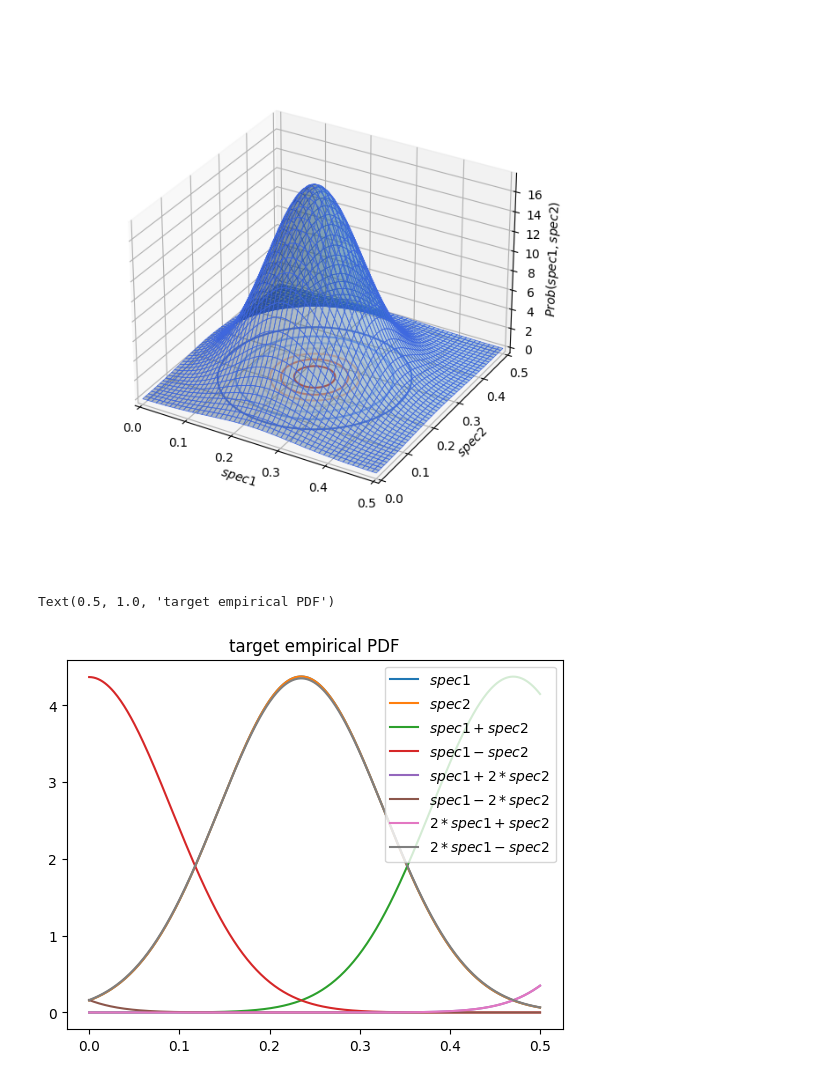
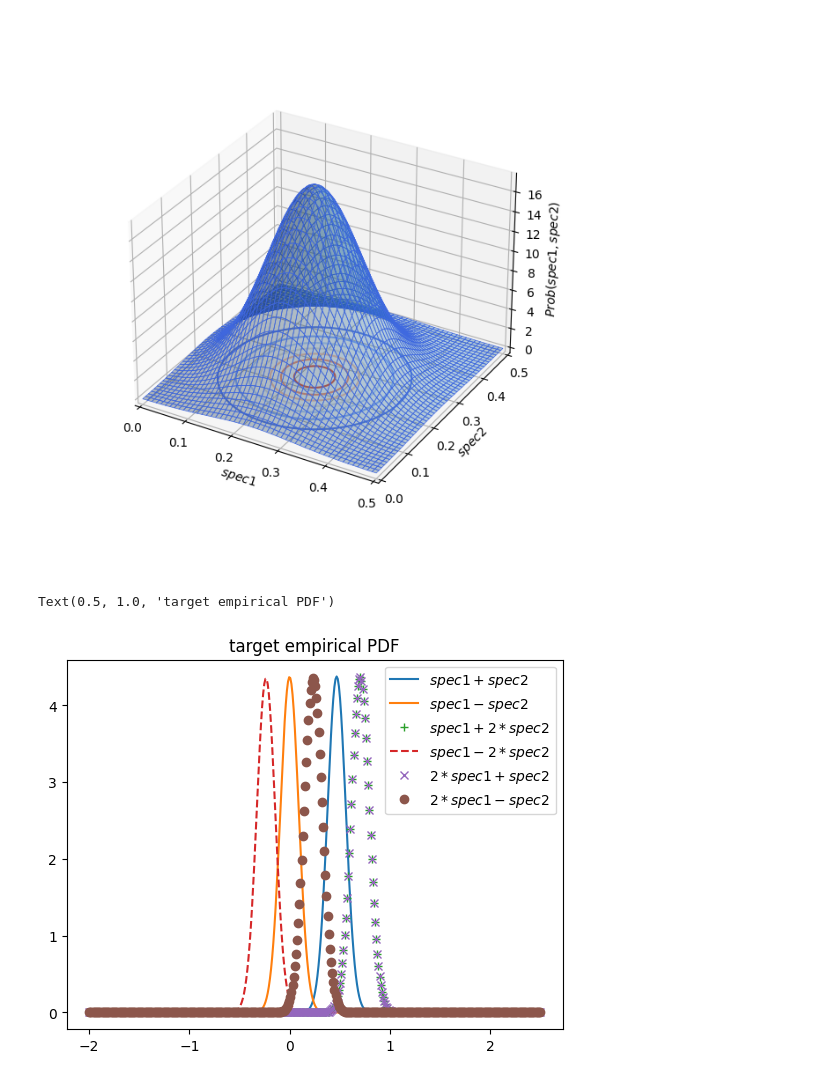
Before and after one commit to Zihan-Xu527/Multidimensional-SINN, a Jupyter notebook: KMC/SINN-KMC_periodic_2d_disads_2spec.ipynb, the cells around one changed output. Drawn from its saved outputs; the diff is of its cells as text; code cells hidden in the pictures.

```diff
--- a/KMC/SINN-KMC_periodic_2d_disads_2spec.ipynb
+++ b/KMC/SINN-KMC_periodic_2d_disads_2spec.ipynb
@@ -198,8 +197,8 @@ loss_ccf_bruteforce = make_loss('ccf[bruteforce]', target, lags=LAGS, device=dev
 loss_ccf_randbrute = make_loss('ccf[randombrute]', target, lags=LAGS, sample_lags=20, device=device)
 
 loss_pdf_empirical1 = make_loss('pdf', target, lower=0, upper=0.5, n=N, bw=None, device=device)
-loss_pdf_empirical2 = make_loss('pdf6', target, lower=0, upper=0.5, n=N, bw=None, device=device)
-loss_pdf_empirical2D = make_loss('pdf2D', target, lower=0, upper=0.5, n=N, bw=None, device=device)
+loss_pdf_empirical2 = make_loss('pdf6', target, lower=-2, upper=2.5, n=N, bw=None, device=device)
+loss_pdf_empirical2D = make_loss('pdf2D', target, lower=0.2, upper=0.27, n=N, bw=None, device=device)
 # %%
 # Plotting target ACFs and PDF
 fig, axs = plt.subplots(2, 2, figsize=(10, 10))
@@ -284,20 +283,20 @@ plt.show()
 # %% [output]
 [figure]
 # %%
-x_grid=np.linspace(0,0.5,num=sec_length)
-plt.plot(x_grid, loss_pdf_empirical1._target.cpu()[...,0],label=r'$spec1$')
-plt.plot(x_grid, loss_pdf_empirical1._target.cpu()[...,1],label=r'$spec2$')
+x_grid=np.linspace(-2,2.5,num=sec_length)
+# plt.plot(x_grid, loss_pdf_empirical1._target.cpu()[...,0],label=r'$spec1$')
+# plt.plot(x_grid, loss_pdf_empirical1._target.cpu()[...,1],label=r'$spec2$')
 plt.plot(x_grid, loss_pdf_empirical2._target.cpu()[...,0],label=r'$spec1+spec2$')
 plt.plot(x_grid, loss_pdf_empirical2._target.cpu()[...,1],label=r'$spec1-spec2$')
-plt.plot(x_grid, loss_pdf_empirical2._target.cpu()[...,2],label=r'$spec1+2*spec2$')
-plt.plot(x_grid, loss_pdf_empirical2._target.cpu()[...,3],label=r'$spec1-2*spec2$')
-plt.plot(x_grid, loss_pdf_empirical2._target.cpu()[...,4],label=r'$2*spec1+spec2$')
-plt.plot(x_grid, loss_pdf_empirical2._target.cpu()[...,5],label=r'$2*spec1-spec2$')
+plt.plot(x_grid, loss_pdf_empirical2._target.cpu()[...,2],'+',label=r'$spec1+2*spec2$')
+plt.plot(x_grid, loss_pdf_empirical2._target.cpu()[...,3],'--',label=r'$spec1-2*spec2$')
+plt.plot(x_grid, loss_pdf_empirical2._target.cpu()[...,4],'x',label=r'$2*spec1+spec2$')
+plt.plot(x_grid, loss_pdf_empirical2._target.cpu()[...,5],'o',label=r'$2*spec1-spec2$')
 plt.legend()
 plt.title('target empirical PDF')
 # %% [output]
 Text(0.5, 1.0, 'target empirical PDF')
-[figure, old version]
+[figure, new version]
 # %%
 import time
 # %%
```
Also changed, not shown: parts of 17 cells of this notebook, 1 other file.
